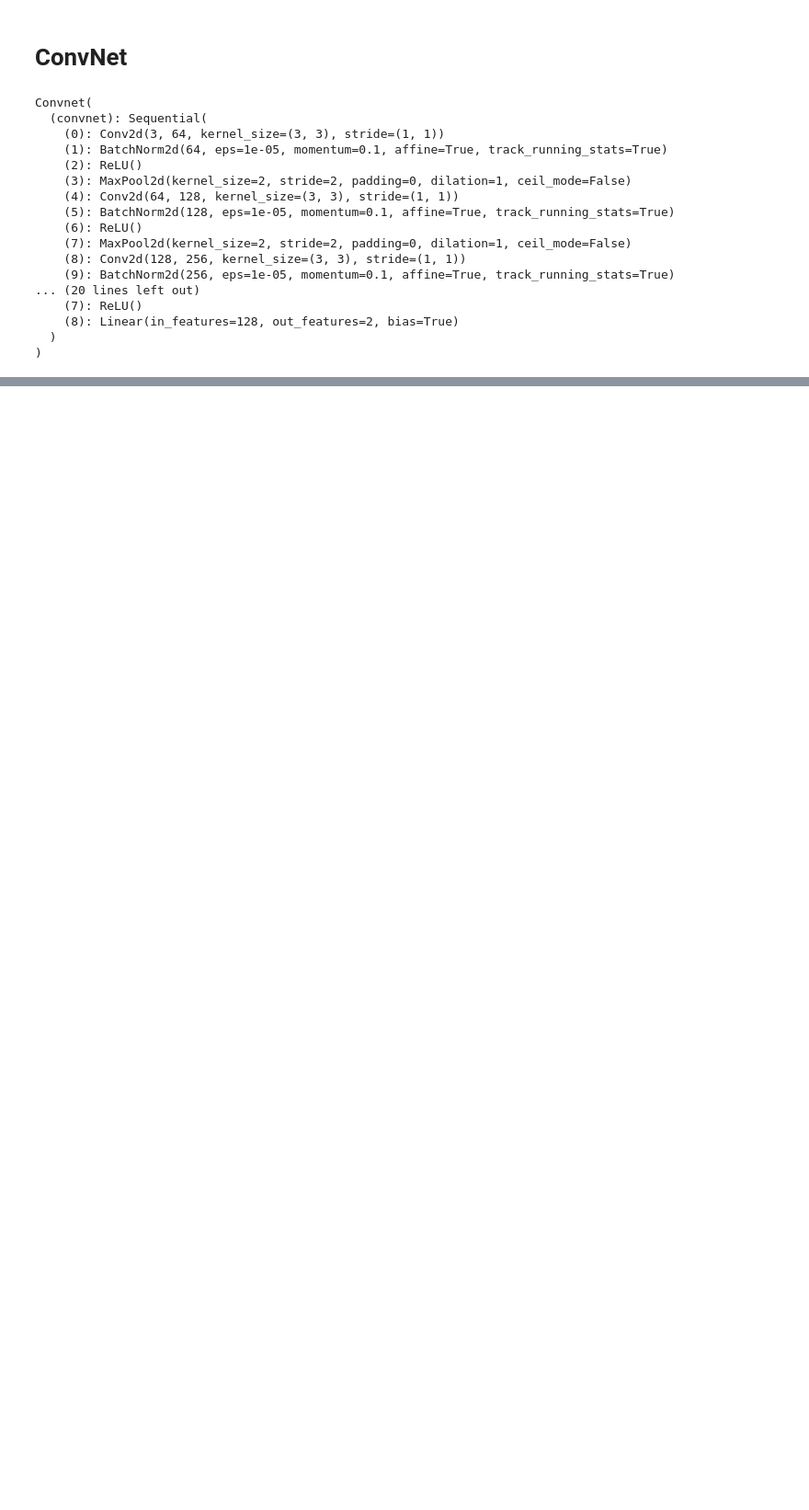
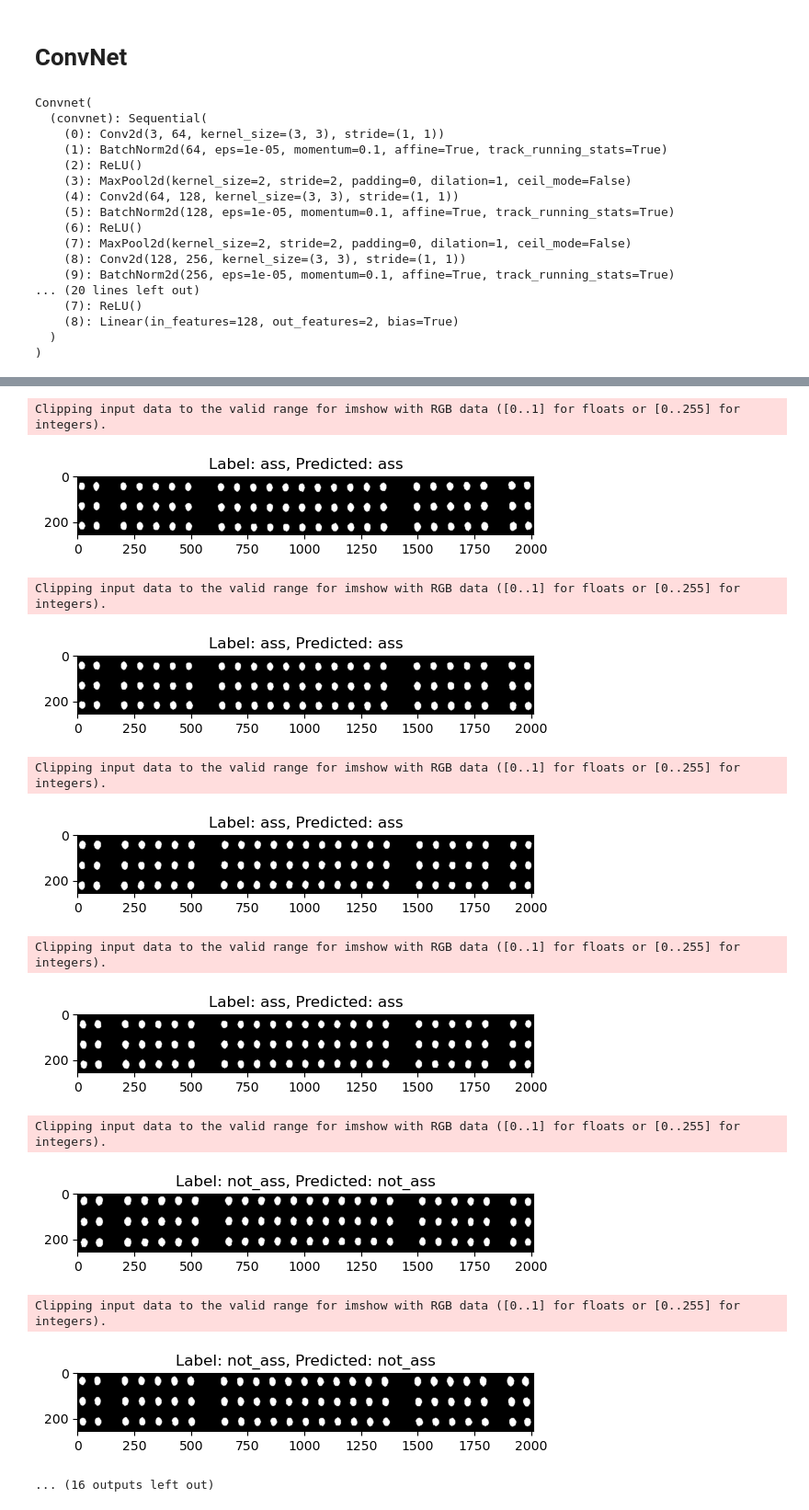
Before and after one commit to ConstructionIT/LH2023, a Jupyter notebook: train_v3.ipynb, the cells around one changed output, grey strips where cells are left out. Shown at 92% size. Drawn from its saved outputs; the diff is of its cells as text; code cells hidden in the pictures; blank space fills up the shorter version.

```diff
--- a/train_v3.ipynb
+++ b/train_v3.ipynb
@@ -235,3 +239,5 @@ device = get_default_device()
 train_dl = BoltDataLoader(train_dl, device)
 valid_dl = BoltDataLoader(valid_dl, device)
 test_dl = BoltDataLoader(test_dl, device)
+# %%
+classnames = train.classes
@@ -477,0 +478,32 @@ del model_v2
+# %%
+def predict(model, images):
+    with torch.no_grad():
+        model.eval()
+
+        outputs = model(images)
+        _, predicted = torch.max(outputs, 1)
+
+        return [classnames[predicted[0].cpu().data.numpy()], images]
+# %%
+for index, batch in enumerate(test_loader):
+    images, labels = batch
+
+    out, images = predict(model_v2, images)
+
+    plt.title("Label: " + classnames[labels[0].cpu().data.numpy()] + ", Predicted: " + out)
+    plt.imshow(images[0].permute(1, 2, 0).cpu().data.numpy())
+    plt.show()
+# %% [output]
+Clipping input data to the valid range for imshow with RGB data ([0..1] for floats or [0..255] for integers).
+[figure, added]
+Clipping input data to the valid range for imshow with RGB data ([0..1] for floats or [0..255] for integers).
+[figure, added]
+Clipping input data to the valid range for imshow with RGB data ([0..1] for floats or [0..255] for integers).
+[figure, added]
+Clipping input data to the valid range for imshow with RGB data ([0..1] for floats or [0..255] for integers).
+[figure, added]
+Clipping input data to the valid range for imshow with RGB data ([0..1] for floats or [0..255] for integers).
+[figure, added]
+Clipping input data to the valid range for imshow with RGB data ([0..1] for floats or [0..255] for integers).
+[figure, added]
+... (16 outputs left out)
```
Also changed, not shown: parts of 15 cells of this notebook.
